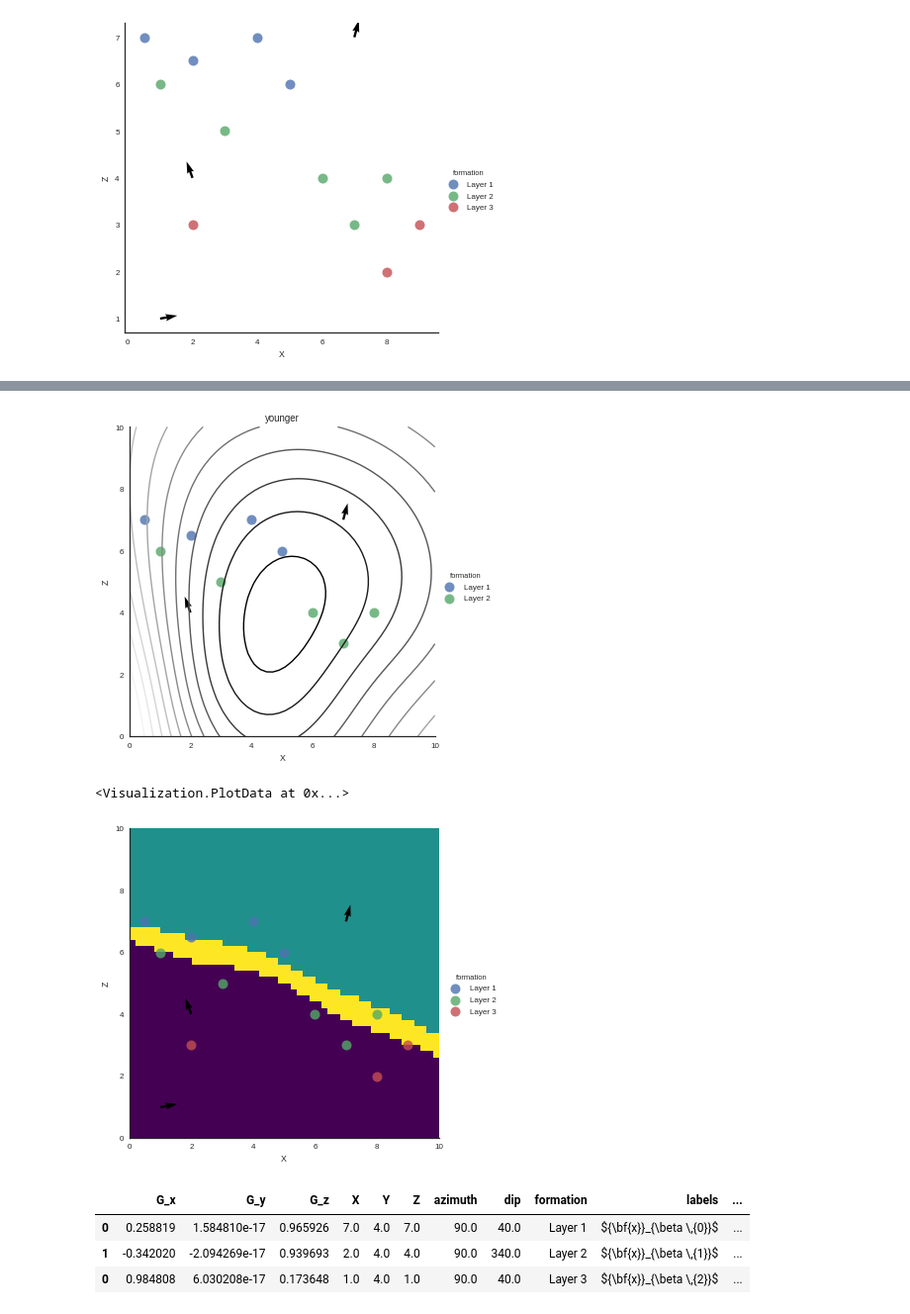
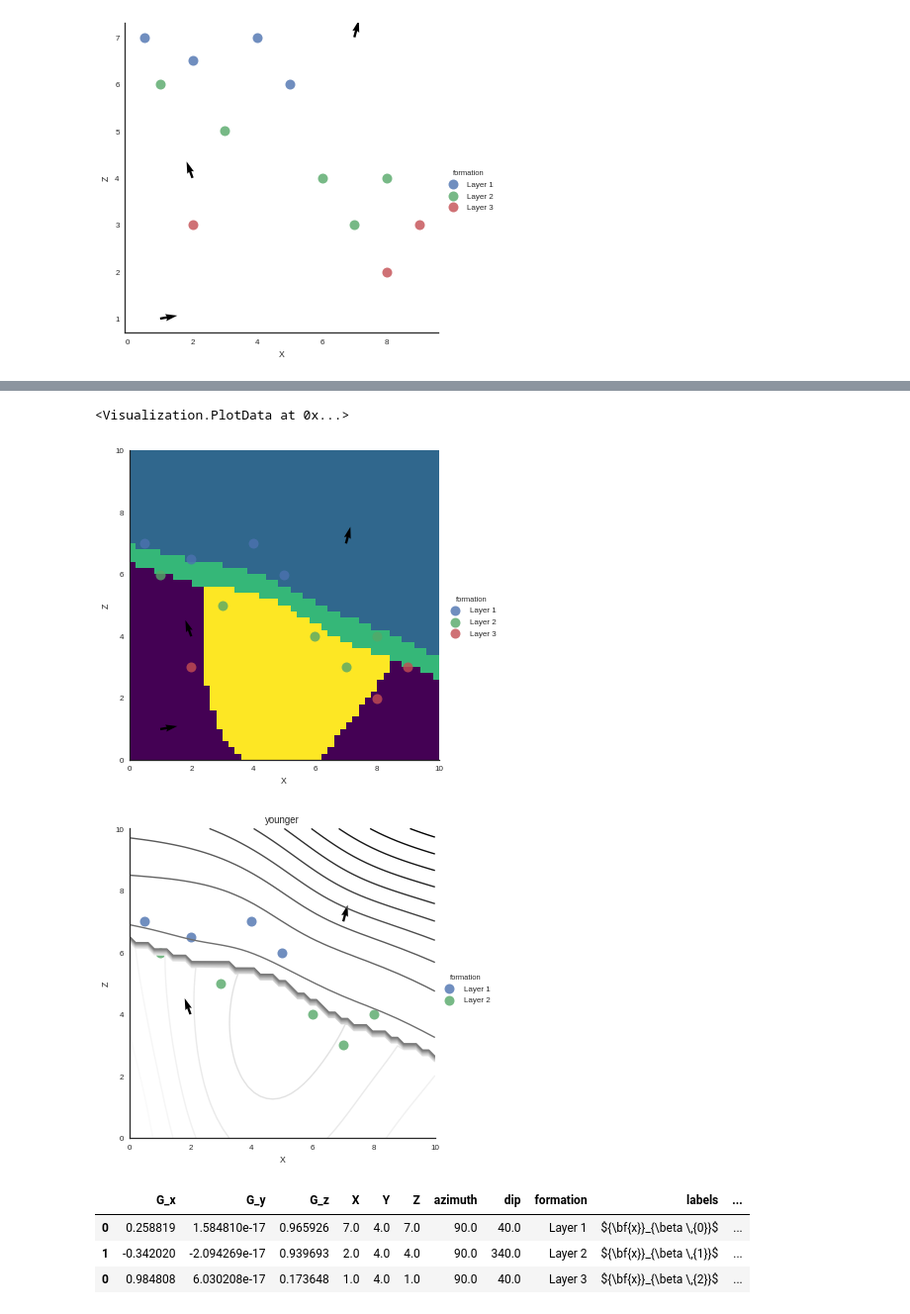
Before and after one commit to nre-aachen/gempy, a Jupyter notebook: Prototype Notebook/Example_2_Simple_PyMC3.ipynb, the cells around one changed output, grey strips where cells are left out. Shown: that part at 99% size. Drawn from its saved outputs; the diff is of its cells as text; code cells hidden in the pictures.

```diff
--- a/Prototype Notebook/Example_2_Simple_PyMC3.ipynb
+++ b/Prototype Notebook/Example_2_Simple_PyMC3.ipynb
@@ -152,12 +167,12 @@ array([[ 0.368061,  0.38245 ,  0.396833, ...,  1.180995,  1.196952,  1.212911],
+# %%
+GeMpy.plot_section(geo_data, 30,  block = sol[1,0,:], direction='y', plot_data = True)
+# %% [output]
+<Visualization.PlotData at 0x...>
+[figure, added]
 # %%
-GeMpy.plot_potential_field(new_series, sol[1].reshape(50,50,50),13, plot_data = True)
+GeMpy.plot_potential_field(new_series, sol[1,1,:].reshape(50, 50, 50), 30)
 # %% [output]
-[figure, old version]
+[figure, new version]
-# %%
-GeMpy.plot_section(geo_data, 30,  block = sol, direction='y', plot_data = True)
-# %% [output]
-<Visualization.PlotData at 0x...>
-[figure, removed]
 # %%
 # If you change the values here. Here changes the plot as well
 geo_data.foliations.set_value(0, 'dip', 40)
```
Also changed, not shown: parts of 7 cells of this notebook, 7 other files.
